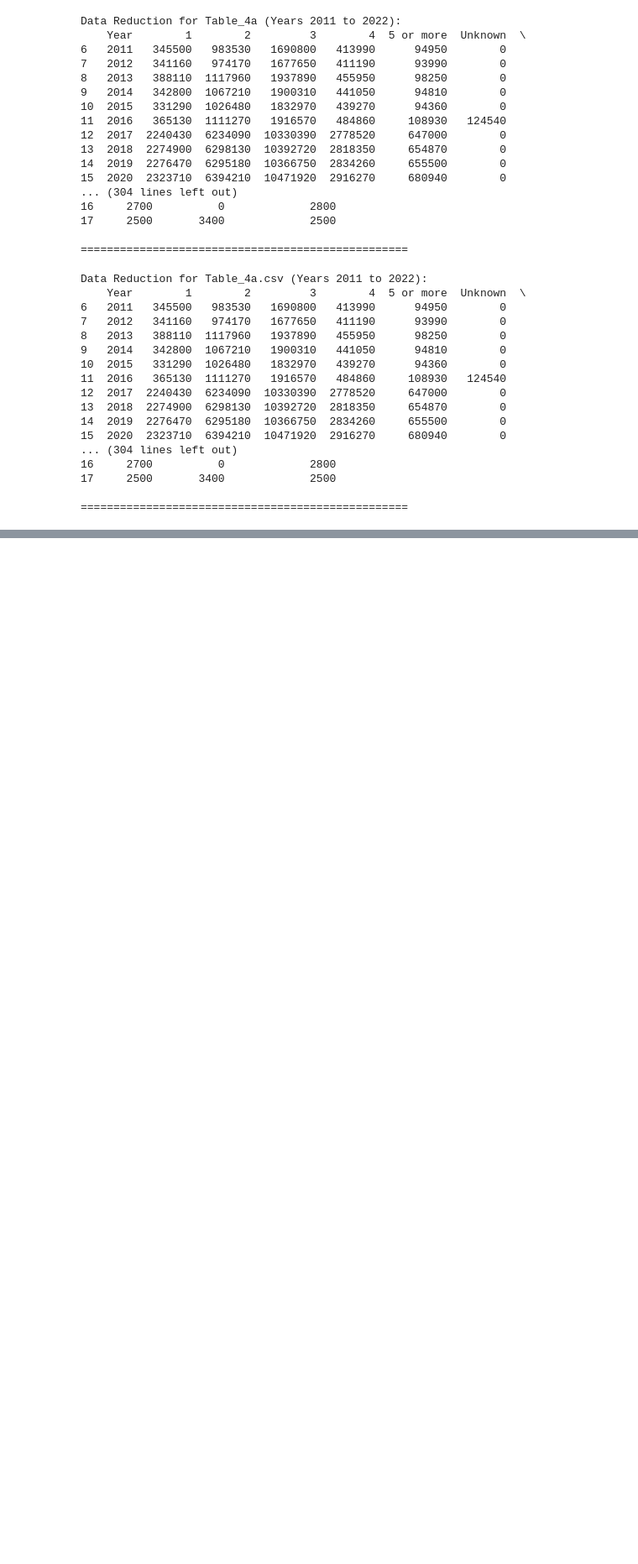
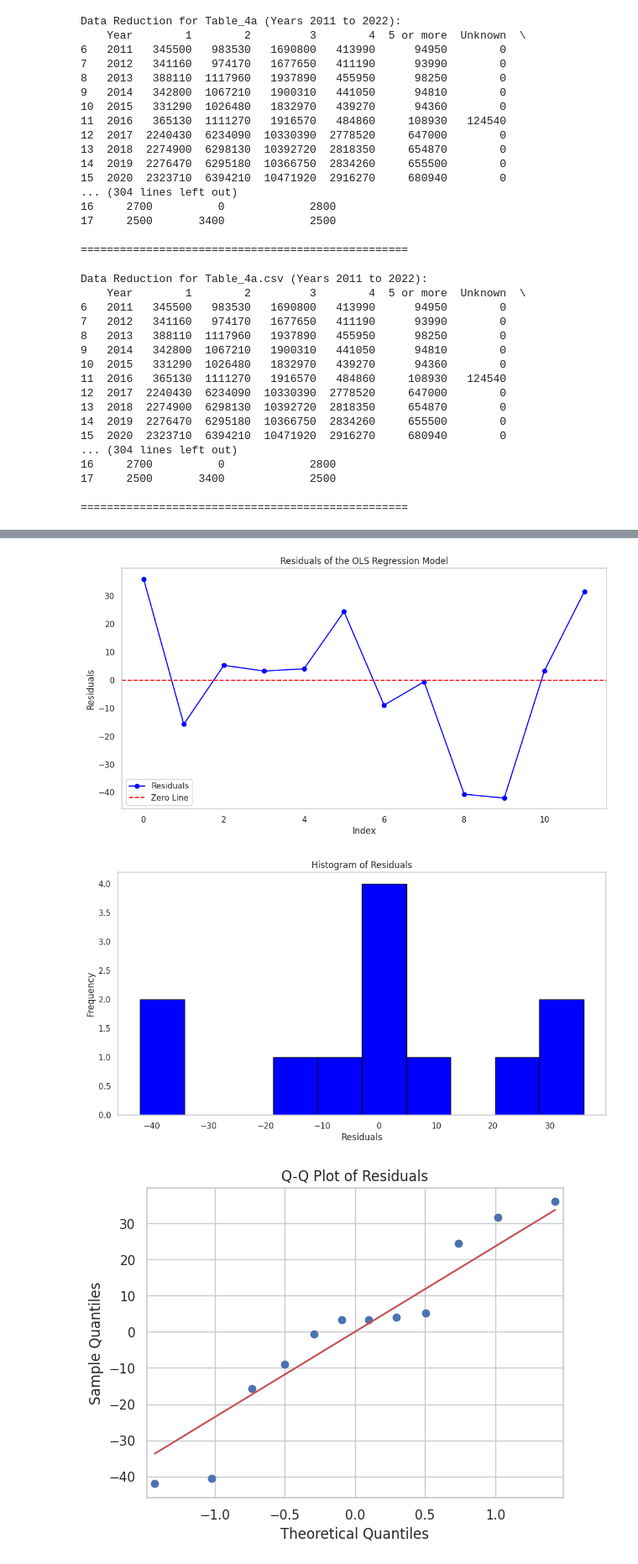
Before and after one commit to Anniemuthoni6/Introduction-To-Git-Hub, a Jupyter notebook: CW2.ipynb, the cells around one changed output, grey strips where cells are left out. Shown at 84% size. Cells and saved outputs as stored; diff of their text form; code cells hidden in the pictures; blank space fills up the shorter version.

```diff
--- a/CW2.ipynb
+++ b/CW2.ipynb
@@ -472,0 +632,68 @@ plt.show()
+# %%
+#Investigate How the Number of Bedrooms Affects Electricity Use
+#Multiple Linear Regression
+import statsmodels.api as sm
+from statsmodels.stats.outliers_influence import variance_inflation_factor
+
+# Prepare the data
+X = table_4b[['1.1', '2.1', '3.1', '4.1', '5 or more.1']]  # Number of bedrooms
+y = table_4b['All dwellings.1']
+X = sm.add_constant(X)  # Add constant for intercept
+
+# Fit the model
+model = sm.OLS(y, X).fit()
+print(model.summary())
+
+# Check for multicollinearity
+vif_data = pd.DataFrame()
+vif_data["Feature"] = X.columns
+vif_data["VIF"] = [variance_inflation_factor(X.values, i) for i in range(X.shape[1])]
+print(vif_data)
+
+# Residual Analysis
+residuals = model.resid
+
+# Plotting residuals
+plt.figure(figsize=(12, 6))
+plt.plot(residuals, marker='o', linestyle='-', color='blue', label='Residuals')
+plt.axhline(0, color='red', linestyle='--', label='Zero Line')  # Horizontal line at zero
+plt.title('Residuals of the OLS Regression Model')
+plt.xlabel('Index')
+plt.ylabel('Residuals')
+plt.legend()
+plt.grid()
+plt.show()
+
+# Histogram of residuals
+plt.figure(figsize=(12, 6))
+plt.hist(residuals, bins=10, color='blue', edgecolor='black')
+plt.title('Histogram of Residuals')
+plt.xlabel('Residuals')
+plt.ylabel('Frequency')
+plt.grid()
+plt.show()
+
+# Q-Q plot
+sm.qqplot(residuals, line='s')
+plt.title('Q-Q Plot of Residuals')
+plt.show()
+
+# Fitted vs Actual Values
+plt.figure(figsize=(12, 6))
+plt.scatter(y, model.fittedvalues, color='blue', label='Fitted Values')
+plt.plot([y.min(), y.max()], [y.min(), y.max()], 'r--', label='Perfect Fit')  # 45-degree line
+plt.title('Fitted Values vs. Actual Values')
+plt.xlabel('Actual Values')
+plt.ylabel('Fitted Values')
+plt.legend()
+plt.grid()
+plt.show()
+
+# Correlation Matrix
+correlation_matrix = table_4b[['1.1', '2.1', '3.1', '4.1', '5 or more.1']].corr()
+
+plt.figure(figsize=(10, 8))
+sns.heatmap(correlation_matrix, annot=True, cmap='coolwarm', fmt=".2f")
+plt.title('Correlation Matrix of Bedroom Variables')
+plt.show()
+# %% [output]
@@ -472,0 +717,3 @@ plt.show()
+[figure, added]
+[figure, added]
+[figure, added]
```
Also changed, not shown: parts of 10 cells of this notebook.
